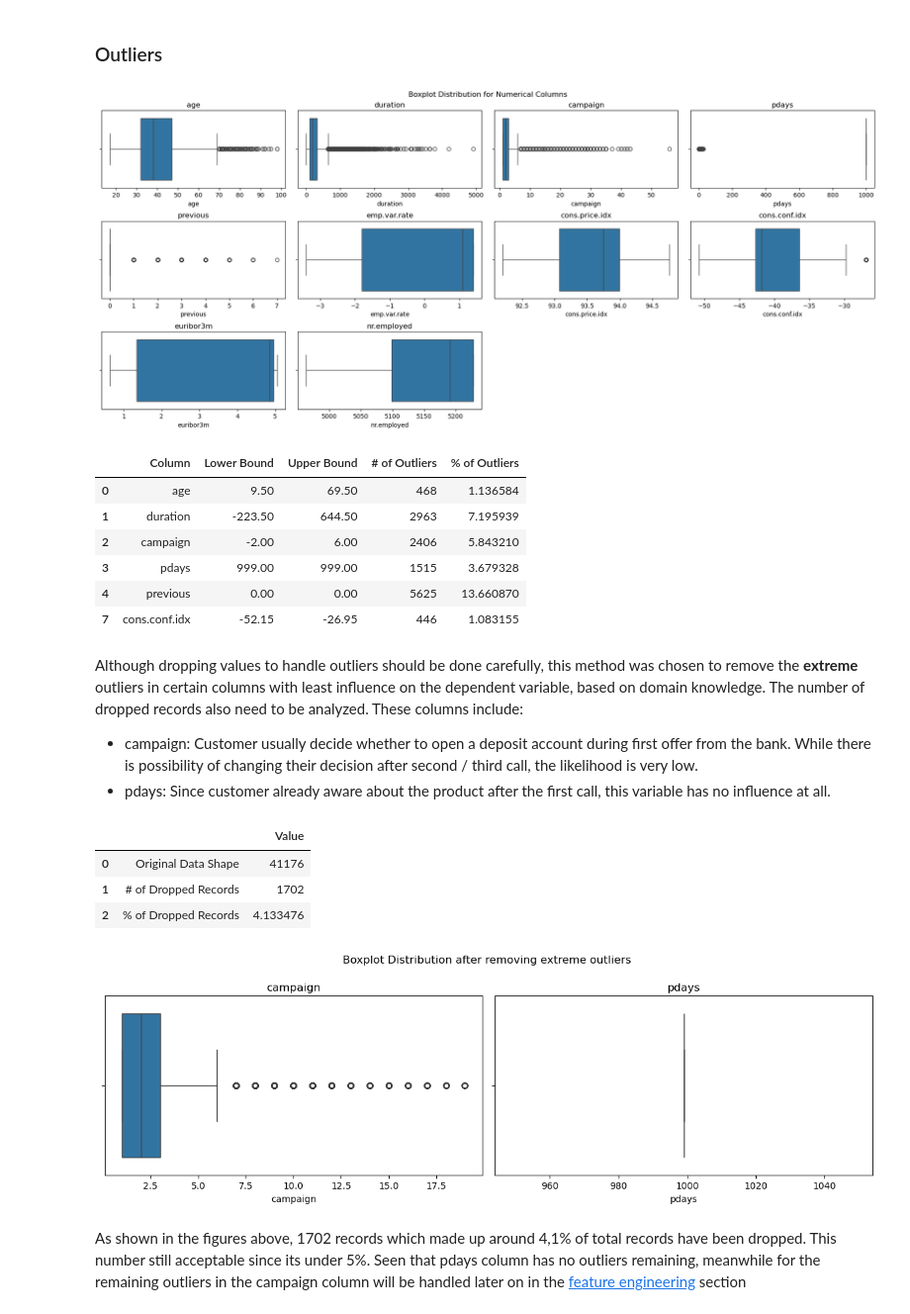
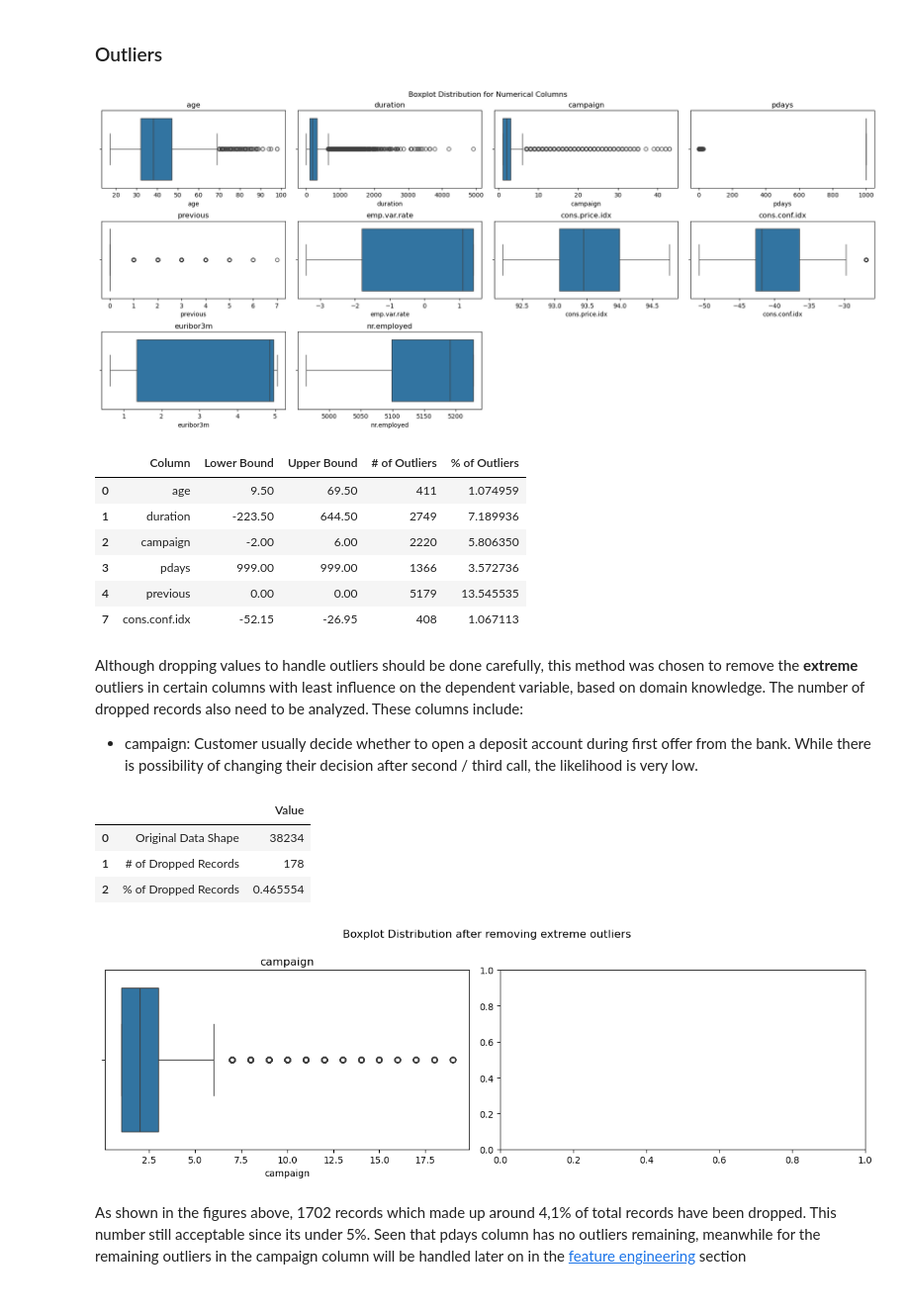
Before and after one commit to seanka/Python-BankTelemarketing-MachineLearning, a Jupyter notebook: Notebook/Notebook.ipynb, the cells around one changed output. Shown at 99% size. Drawn from its saved outputs; the diff is of its cells as text; code cells hidden in the pictures.

```diff
--- a/Notebook/Notebook.ipynb
+++ b/Notebook/Notebook.ipynb
@@ -302,6 +318,6 @@ The missing columns type is **MCAR (Missing Completely at Random)** because the
 # %%
 data = data[(data['job'] != "unknown") & (data['marital'] != "unknown") & (data['education'] != "unknown") &
-            (data['housing'] != "unknown") & data['loan'] != "unknown"]
+            (data['housing'] != "unknown") & (data['loan'] != "unknown")]
 # %%
 numerical_columns = data.select_dtypes(include='number')
 
@@ -338,7 +362,7 @@ fig.subplots_adjust(top=0.925)
 plt.suptitle("Boxplot Distribution for Numerical Columns")
 plt.show()
 # %% [output]
-[figure, old version]
+[figure, new version]
 # %%
 def get_lower_upper_bound(data):
     Q1 = np.percentile(data, 25)
@@ -374,20 +398,19 @@ outliers_df = count_outliers(numerical_columns)
 outliers_df[outliers_df['# of Outliers'] > 0]
 # %% [output]
 |  | Column | Lower Bound | Upper Bound | # of Outliers | % of Outliers |
-| 0 | age | 9.50 | 69.50 | 468 | 1.136584 |
-| 1 | duration | -223.50 | 644.50 | 2963 | 7.195939 |
-| 2 | campaign | -2.00 | 6.00 | 2406 | 5.843210 |
-| 3 | pdays | 999.00 | 999.00 | 1515 | 3.679328 |
-| 4 | previous | 0.00 | 0.00 | 5625 | 13.660870 |
-| 7 | cons.conf.idx | -52.15 | -26.95 | 446 | 1.083155 |
+| 0 | age | 9.50 | 69.50 | 411 | 1.074959 |
+| 1 | duration | -223.50 | 644.50 | 2749 | 7.189936 |
+| 2 | campaign | -2.00 | 6.00 | 2220 | 5.806350 |
+| 3 | pdays | 999.00 | 999.00 | 1366 | 3.572736 |
+| 4 | previous | 0.00 | 0.00 | 5179 | 13.545535 |
+| 7 | cons.conf.idx | -52.15 | -26.95 | 408 | 1.067113 |
 # %% [markdown]
 Although dropping values to handle outliers should be done carefully, this method was chosen to remove the **extreme** outliers in certain columns with least influence on the dependent variable, based on domain knowledge. The number of dropped records also need to be analyzed. These columns include:
 - campaign: Customer usually decide whether to open a deposit account during first offer from the bank. While there is possibility of changing their decision after second / third call, the likelihood is very low.
-- pdays: Since customer already aware about the product after the first call, this variable has no influence at all.
 # %%
 original_data_shape = data.shape
 
-data = data[(data['campaign'] < 20) & (data['pdays'] > 200)]
+data = data[(data['campaign'] < 20)]
 
 new_data_shape = data.shape
 
@@ -397,23 +420,23 @@ pd.DataFrame({
 })
 # %% [output]
 |  |  | Value |
-| 0 | Original Data Shape | 41176 |
-| 1 | # of Dropped Records | 1702 |
-| 2 | % of Dropped Records | 4.133476 |
+| 0 | Original Data Shape | 38234 |
+| 1 | # of Dropped Records | 178 |
+| 2 | % of Dropped Records | 0.465554 |
 # %%
 fig, axes = plt.subplots(1, 2, figsize=(12, 4))
 
 axes = axes.flatten()
-for i, col in enumerate(['campaign', 'pdays']):
+for i, col in enumerate(['campaign']):
     sns.boxplot(x=data[col], ax=axes[i])
     axes[i].set_title(col)
 
 plt.tight_layout()
 fig.subplots_adjust(top=0.825)
 plt.suptitle("Boxplot Distribution after removing extreme outliers")
 plt.show()
 # %% [output]
-[figure, old version]
+[figure, new version]
 # %% [markdown]
 As shown in the figures above, 1702 records which made up around 4,1% of total records have been dropped. This number still acceptable since its under 5%. Seen that pdays column has no outliers remaining, meanwhile for the remaining outliers in the campaign column will be handled later on in the [feature engineering](#feature-engineering) section
 # %% [markdown]
```
Also changed, not shown: parts of 42 cells of this notebook.
